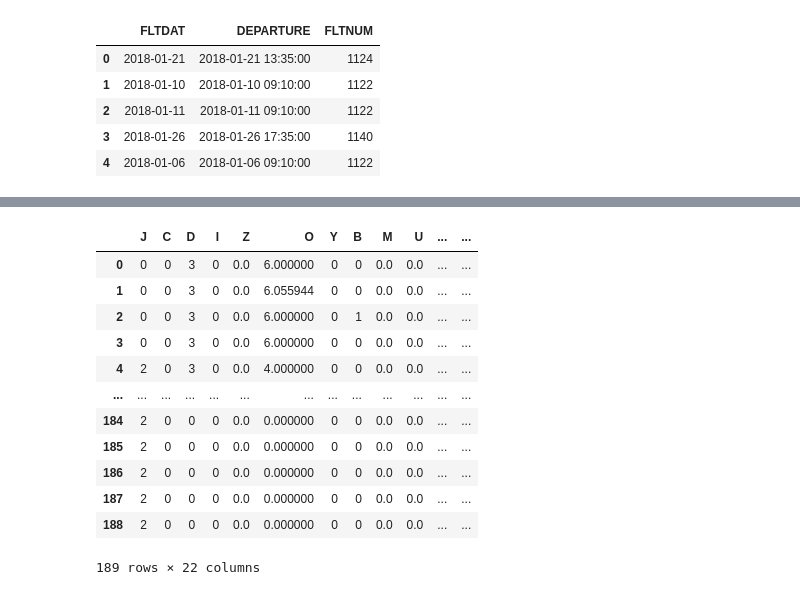
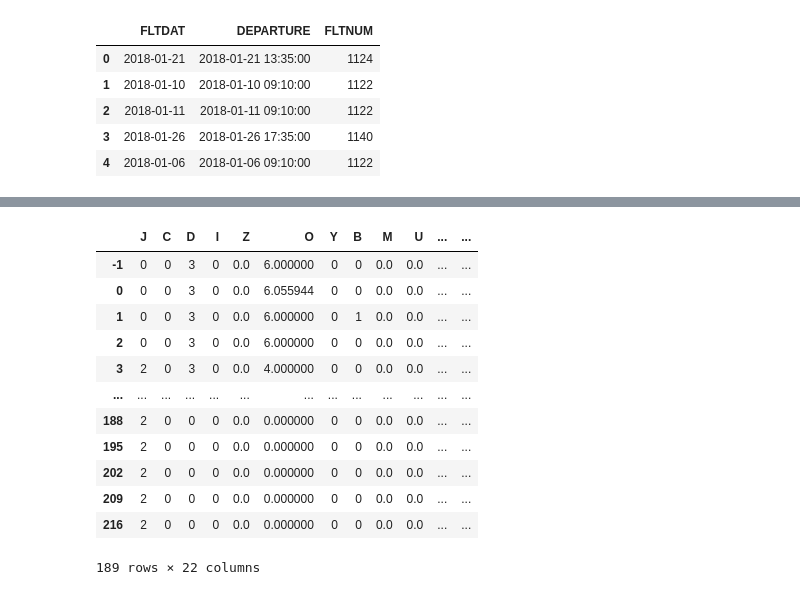
Before and after one commit to Flyer-DM/aeroflot_ML, a Jupyter notebook: восстановление спроса рейса.ipynb, the cells around one changed output, grey strips where cells are left out. Drawn from its saved outputs; the diff is of its cells as text; code cells hidden in the pictures.

Commit message:
График для восстановленного спроса

```diff
--- a/восстановление спроса рейса.ipynb
+++ b/восстановление спроса рейса.ipynb
@@ -130,6 +134,7 @@ def get_ful_restoration(flight: pd.DataFrame) -> pd.DataFrame:
     с TMAX + 1 - кол-во фактических бронирований.
     """
     restored = dict()
+    indexes = sorted(flight['DTD'].unique().tolist())
     for class_code in flight['SEG_CLASS_CODE'].unique():
         B1, B0, Ts = get_regression(flight, class_code)
         Ts_streak = get_Ts_streak(B1, B0, Ts)
@@ -147,8 +152,19 @@ def get_ful_restoration(flight: pd.DataFrame) -> pd.DataFrame:
         # фактическое количество бронирования с Tmax + 1 дня до Ts
         pass_bk_unrestored = flight_cp.loc[flight_cp['DTD'] > max_dtd]['PASS_BK'].values.tolist()[::-1]
         restored[class_code].extend(pass_bk_unrestored)
-    restored = pd.DataFrame(restored)
+    restored = pd.DataFrame(restored, index=indexes)
     return restored
+
+def class_graph(restored_table: pd.DataFrame) -> None:
+    """График продаж по классам"""
+    restored_table = restored_table.transpose().reset_index()
+    restored_table = restored_table.melt(id_vars='index', var_name='x', value_name='y')
+    restored_table['x'] = -restored_table['x']
+    fig = px.scatter(restored_table, x='x', y='y', color='index',
+                     title=f'Восстановление спроса для {flight_name}')
+    fig.update_layout(xaxis_title="День до вылета", yaxis_title="Восстановленный спрос")
+    fig.update_xaxes(tickvals=list(range(restored_table['x'].min(), 2, 14)))
+    fig.show()
 # %%
 %%time
 flight_name, flight = get_flight(1122,
@@ -161,16 +177,17 @@ Wall time: 2.1 s
-# %%
-get_ful_restoration(flight)
-# %% [output]
-|  | J | C | D | I | Z | O | Y | B | M | U | ... | ... |
-| 0 | 0 | 0 | 3 | 0 | 0.0 | 6.000000 | 0 | 0 | 0.0 | 0.0 | ... | ... |
-| 1 | 0 | 0 | 3 | 0 | 0.0 | 6.055944 | 0 | 0 | 0.0 | 0.0 | ... | ... |
-| 2 | 0 | 0 | 3 | 0 | 0.0 | 6.000000 | 0 | 1 | 0.0 | 0.0 | ... | ... |
-| 3 | 0 | 0 | 3 | 0 | 0.0 | 6.000000 | 0 | 0 | 0.0 | 0.0 | ... | ... |
-| 4 | 2 | 0 | 3 | 0 | 0.0 | 4.000000 | 0 | 0 | 0.0 | 0.0 | ... | ... |
-| ... | ... | ... | ... | ... | ... | ... | ... | ... | ... | ... | ... | ... |
-| 184 | 2 | 0 | 0 | 0 | 0.0 | 0.000000 | 0 | 0 | 0.0 | 0.0 | ... | ... |
-| 185 | 2 | 0 | 0 | 0 | 0.0 | 0.000000 | 0 | 0 | 0.0 | 0.0 | ... | ... |
-| 186 | 2 | 0 | 0 | 0 | 0.0 | 0.000000 | 0 | 0 | 0.0 | 0.0 | ... | ... |
-| 187 | 2 | 0 | 0 | 0 | 0.0 | 0.000000 | 0 | 0 | 0.0 | 0.0 | ... | ... |
-| 188 | 2 | 0 | 0 | 0 | 0.0 | 0.000000 | 0 | 0 | 0.0 | 0.0 | ... | ... |
-189 rows × 22 columns
+# %%
+restored = get_ful_restoration(flight)
+restored
+# %% [output]
+|  | J | C | D | I | Z | O | Y | B | M | U | ... | ... |
+| -1 | 0 | 0 | 3 | 0 | 0.0 | 6.000000 | 0 | 0 | 0.0 | 0.0 | ... | ... |
+| 0 | 0 | 0 | 3 | 0 | 0.0 | 6.055944 | 0 | 0 | 0.0 | 0.0 | ... | ... |
+| 1 | 0 | 0 | 3 | 0 | 0.0 | 6.000000 | 0 | 1 | 0.0 | 0.0 | ... | ... |
+| 2 | 0 | 0 | 3 | 0 | 0.0 | 6.000000 | 0 | 0 | 0.0 | 0.0 | ... | ... |
+| 3 | 2 | 0 | 3 | 0 | 0.0 | 4.000000 | 0 | 0 | 0.0 | 0.0 | ... | ... |
+| ... | ... | ... | ... | ... | ... | ... | ... | ... | ... | ... | ... | ... |
+| 188 | 2 | 0 | 0 | 0 | 0.0 | 0.000000 | 0 | 0 | 0.0 | 0.0 | ... | ... |
+| 195 | 2 | 0 | 0 | 0 | 0.0 | 0.000000 | 0 | 0 | 0.0 | 0.0 | ... | ... |
+| 202 | 2 | 0 | 0 | 0 | 0.0 | 0.000000 | 0 | 0 | 0.0 | 0.0 | ... | ... |
+| 209 | 2 | 0 | 0 | 0 | 0.0 | 0.000000 | 0 | 0 | 0.0 | 0.0 | ... | ... |
+| 216 | 2 | 0 | 0 | 0 | 0.0 | 0.000000 | 0 | 0 | 0.0 | 0.0 | ... | ... |
+189 rows × 22 columns
```
Also changed, not shown: parts of 4 cells of this notebook.
